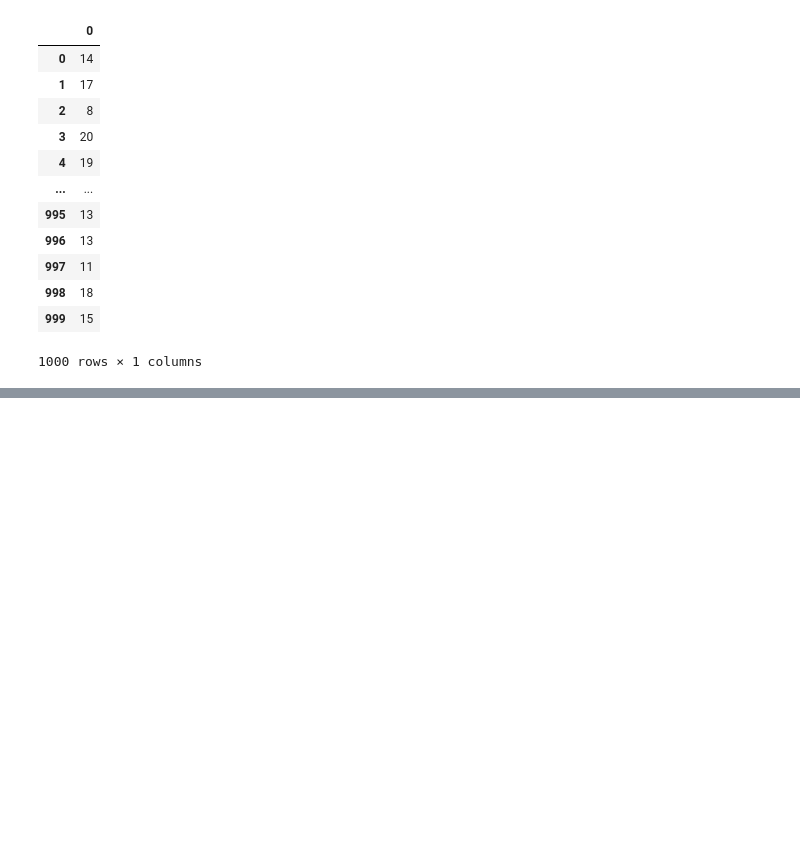
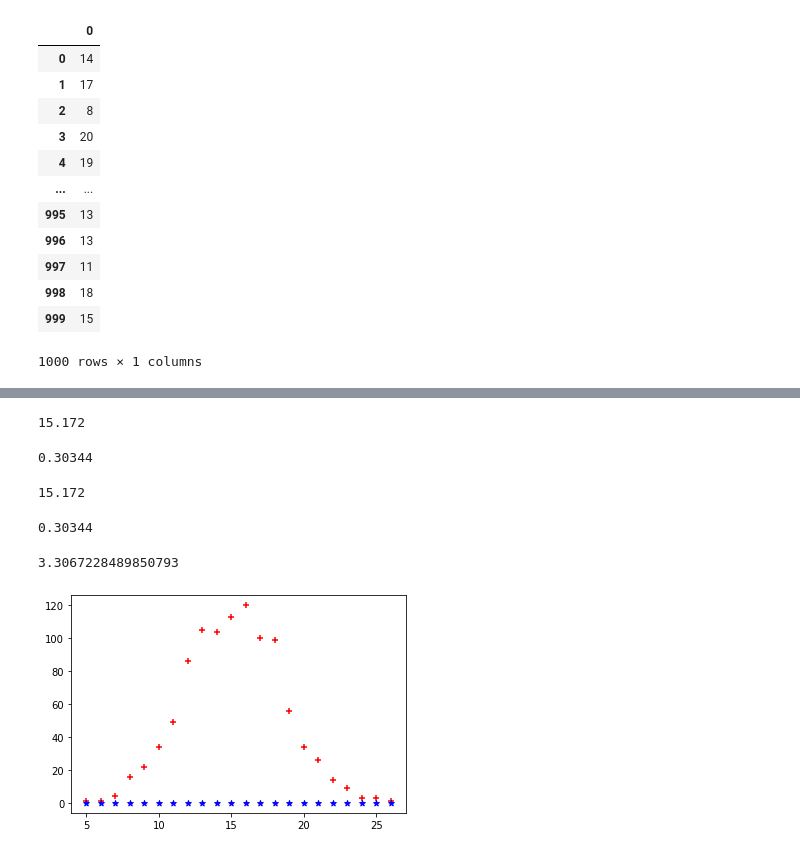
Before and after one commit to charles66820/CREMIfiles, a Jupyter notebook: acid/td/td01.ipynb, the cells around one changed output, grey strips where cells are left out. Cells and saved outputs as stored; diff of their text form; code cells hidden in the pictures; blank space fills up the shorter version.

```diff
--- a/acid/td/td01.ipynb
+++ b/acid/td/td01.ipynb
@@ -336,0 +365,39 @@ dataset
+# %%
+µ = np.average(dataset[0], axis=0) # (la moyen)
+print(µ)
+µ / 50
+# %% [output]
+15.172
+0.30344
+# %%
+µ = np.mean(dataset[0], axis=0) # is average in statistics (la moyen)
+print(µ)
+µ / 50
+# %% [output]
+15.172
+0.30344
+# %%
+σ = np.std(dataset[0], 0) # standard deviation, the variance : a measure of the spread of a distribution, of the array elements.
+σ
+# %% [output]
+3.3067228489850793
+# %%
+mu = µ
+sigma = σ
+# %%
+compteur = Counter(list(dataset[0]))
+x = list(compteur.keys())
+y = [compteur[x[i]] for i in range(len(x))]
+plt.scatter(x, y, c='red', marker='+')
+
+# Normal distribution
+nd = [1/(sigma * np.sqrt(2 * np.pi)) * np.exp( - (1 / 2)*((x[i] - mu)/sigma)**2) for i in range(len(x))]
+# equivalent in scatter() or in plot()
+#1/(sigma * np.sqrt(2 * np.pi)) * np.exp( - (1 / 2)*((x[i] - mu)/sigma)**2)
+
+plt.scatter(x, nd, c='blue', marker='*')
+
+# plt.plot(x, nd, linewidth=2, c='blue')
+plt.show()
+# %% [output]
+[figure, added]
```
Also changed, not shown: parts of 14 cells of this notebook.
